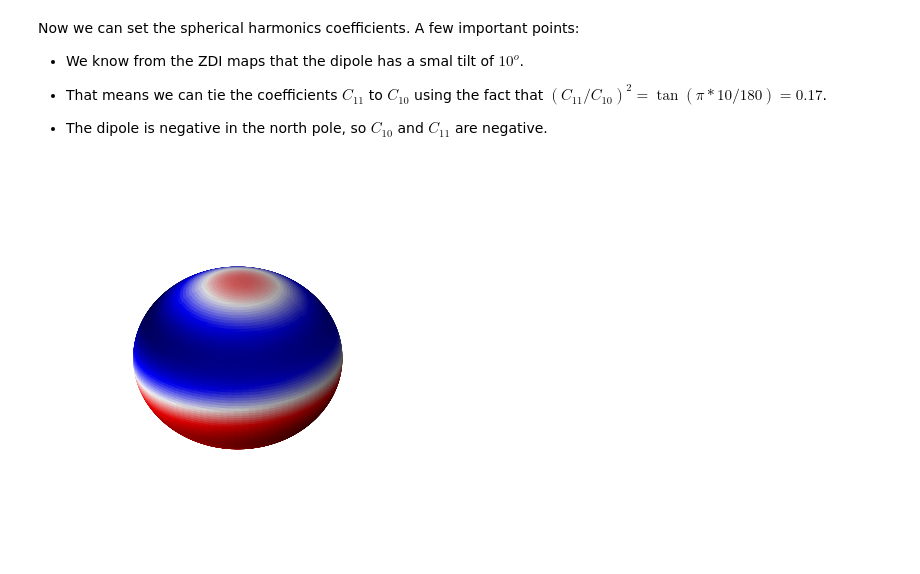
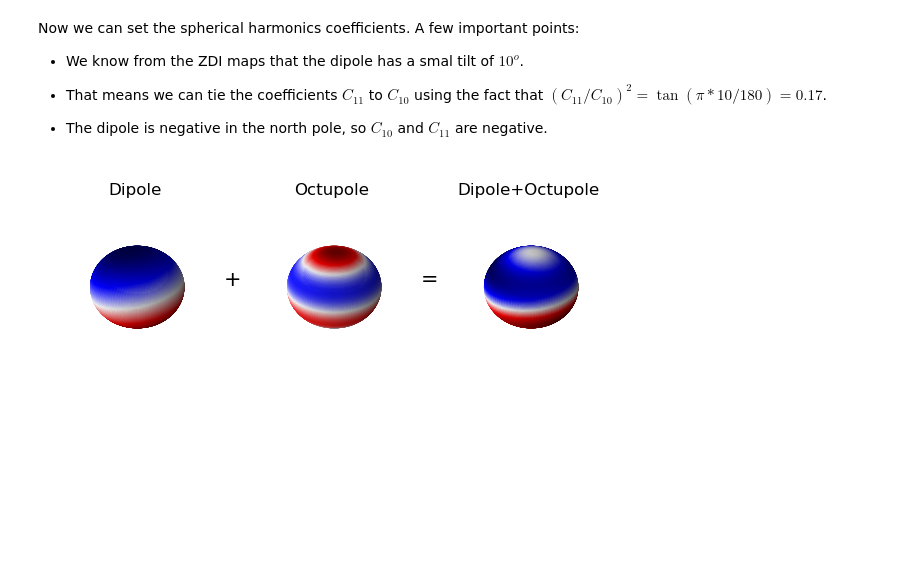
Before and after one commit to bzaire/GMAurigae_Public, a Jupyter notebook: test_ZDI_map.ipynb, the cells around one changed output. Cells and saved outputs as stored; diff of their text form; code cells hidden in the pictures; blank space fills up the shorter version.

```diff
--- a/test_ZDI_map.ipynb
+++ b/test_ZDI_map.ipynb
@@ -10,6 +10,10 @@ from matplotlib import cm, colors
 from mpl_toolkits.mplot3d import Axes3D
 import numpy as np
 from scipy.special import sph_harm
+import matplotlib
+
+matplotlib.rcParams["axes.labelsize"] = 16
+
 
 phi = np.linspace(0, np.pi, 100)
 theta = np.linspace(0, 2*np.pi, 100)
@@ -30,7 +34,7 @@ Now we can set the spherical harmonics coefficients. A few important points:
 # %%
 # For this example we can normalize the sum of the squares of the coefficients to 1.
 # note that the condition C10 < 0.92 must be satisfied for C30 be real in this example.
-C10 = -1/np.sqrt(2)
+C10 = -1/np.sqrt(1.6)
 C11 = C10*np.sqrt(0.17)
 C30 = np.sqrt(1 - 1.17*C10**2)
 
@@ -38,23 +42,45 @@ C30 = np.sqrt(1 - 1.17*C10**2)
 # Calculate the spherical harmonic Y(l,m) and normalize to [0,1]
 ## Tilted dipole
 m, l = 0, 1
-fcolors = C10*sph_harm(m, l, theta, phi).real
+fdip = C10*sph_harm(m, l, theta, phi).real
 m, l = 1, 1
-fcolors += C11*sph_harm(m, l, theta, phi).real
+fdip += C11*sph_harm(m, l, theta, phi).real
 ## Aligned octupole
 m, l = 0, 3
-fcolors += C30*sph_harm(m, l, theta, phi).real
+foct = C30*sph_harm(m, l, theta, phi).real
+#
+fcolors = fdip + foct
 # %%
-# Now we plot
+fmax, fmin = fdip.max(), fdip.min()
+fdip = (fdip - fmin)/(fmax - fmin)
+fmax, fmin = foct.max(), foct.min()
+foct = (foct - fmin)/(fmax - fmin)
 fmax, fmin = fcolors.max(), fcolors.min()
 fcolors = (fcolors - fmin)/(fmax - fmin)
 
+
 # Set the aspect ratio to 1 so our sphere looks spherical
-fig = plt.figure(figsize=plt.figaspect(1.))
-ax = fig.add_subplot(111, projection='3d')
-ax.plot_surface(x, y, z,  rstride=1, cstride=1, facecolors=cm.seismic(fcolors))
+fig = plt.figure(figsize=plt.figaspect(1.), dpi=150)
+ax = fig.add_subplot(131, projection='3d')
+ax.plot_surface(x, y, z,  rstride=1, cstride=1, facecolors=cm.seismic(fdip))
 # Turn off the axis planes
 ax.set_axis_off()
+ax.set_title('Dipole', fontsize=8)
+
+ax1 = fig.add_subplot(132, projection='3d')
+ax1.plot_surface(x, y, z,  rstride=1, cstride=1, facecolors=cm.seismic(foct))
+# Turn off the axis planes
+ax1.set_axis_off()
+ax1.set_title('Octupole', fontsize=8)
+
+ax1.text(-3,0,-1,'+')
+
+ax2 = fig.add_subplot(133, projection='3d')
+ax2.plot_surface(x, y, z,  rstride=1, cstride=1, facecolors=cm.seismic(fcolors))
+# Turn off the axis planes
+ax2.set_axis_off()
+ax2.set_title('Dipole+Octupole', fontsize=8)
+ax2.text(-3,0,-1,'=')
 plt.show()
 # %% [output]
-[figure, old version]
+[figure, new version]
```
